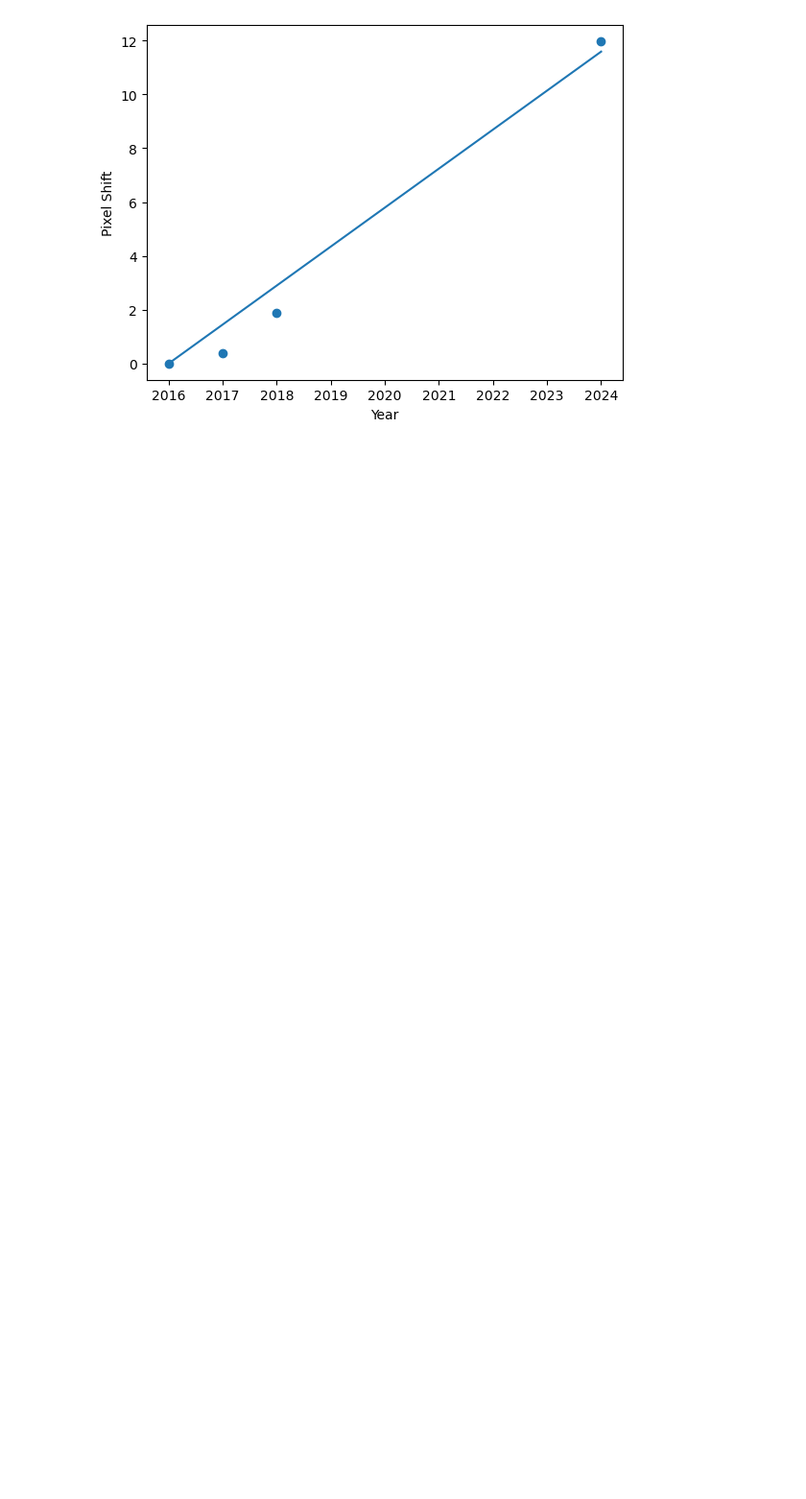
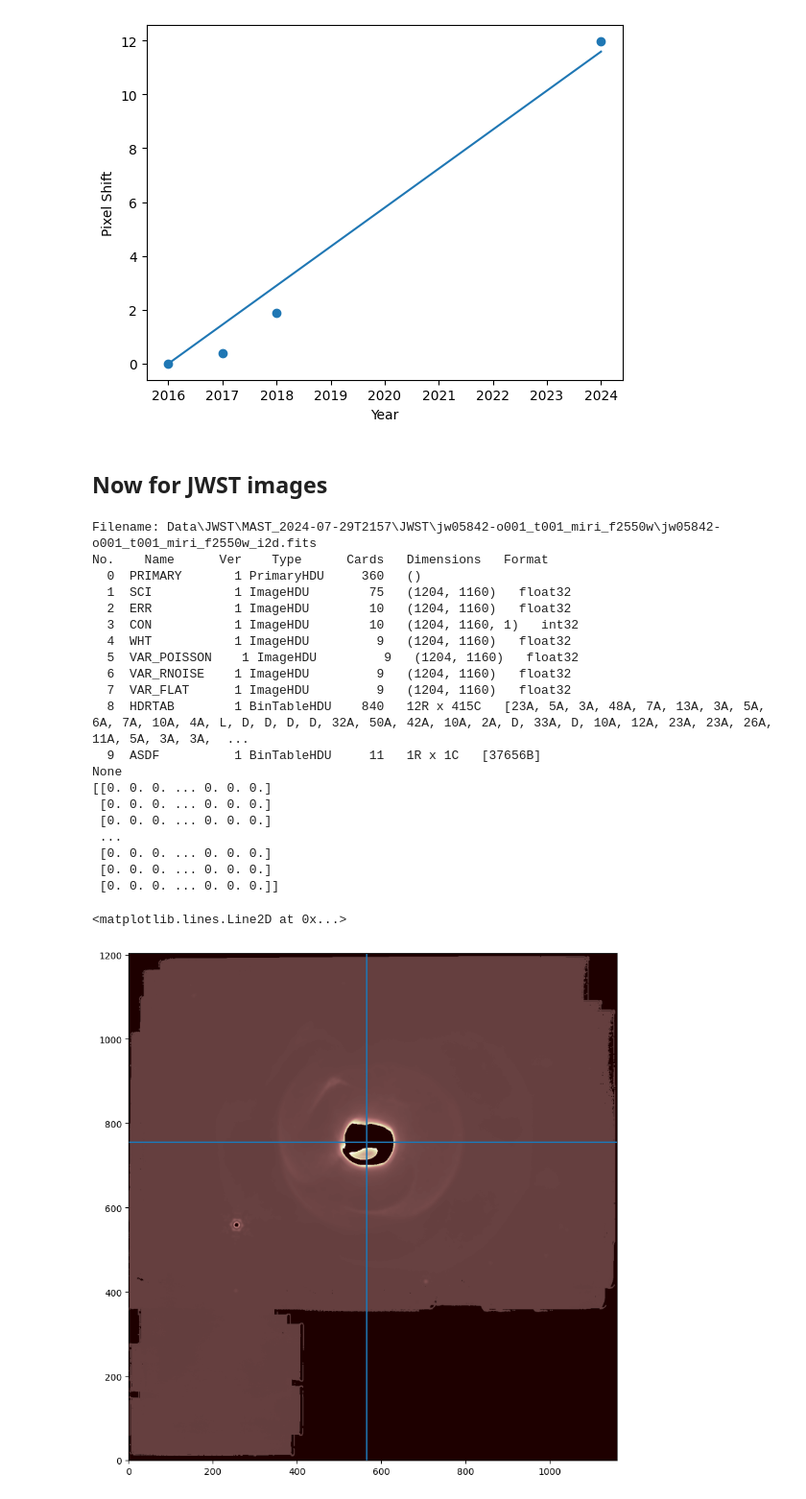
Before and after one commit to ryanwhite1/Wolf-Rayets, a Jupyter notebook: Expansion_Rate_and_Period.ipynb, the cells around one changed output. Shown at 96% size. Cells and saved outputs as stored; diff of their text form; code cells hidden in the pictures; blank space fills up the shorter version.

```diff
--- a/Expansion_Rate_and_Period.ipynb
+++ b/Expansion_Rate_and_Period.ipynb
@@ -560,3 +687,52 @@ Hence the windspeed from the bottom edge is 742.2 km/s
 [figure]
 [figure]
 [figure]
+# %% [markdown]
+## Now for JWST images
+# %%
+jwst_directory = "Data\\JWST\\MAST_2024-07-29T2157\\JWST"
+# fname = glob(directory+"\\jw05842001001_03101_00001_mirimage\\*_cal.fits")[0]
+jwst_fname = glob(jwst_directory+"\\jw05842-o001_t001_miri_f2550w\\*_i2d.fits")[0]
+
+jwst_data = fits.open(jwst_fname)
+print(jwst_data.info())
+
+print(jwst_data[1].data)
+
+jwst_image = jwst_data[1].data.T[:, ::-1]
+
+# for i in range(2, len(jwst_data)-2):
+#     print(i)
+#     jwst_image += jwst_data[i].data.T[:, ::-1].reshape(jwst_image.shape)
+
+fig, ax = plt.subplots(figsize=(10, 10))
+ax.imshow(jwst_image, cmap='pink')
+ax.invert_yaxis()
+
+jwst_center_x = 565
+jwst_center_y = 755
+ax.axvline(jwst_center_x)
+ax.axhline(jwst_center_y)
+# %% [output]
+Filename: Data\JWST\MAST_2024-07-29T2157\JWST\jw05842-o001_t001_miri_f2550w\jw05842-o001_t001_miri_f2550w_i2d.fits
+No.    Name      Ver    Type      Cards   Dimensions   Format
+  0  PRIMARY       1 PrimaryHDU     360   ()
+  1  SCI           1 ImageHDU        75   (1204, 1160)   float32
+  2  ERR           1 ImageHDU        10   (1204, 1160)   float32
+  3  CON           1 ImageHDU        10   (1204, 1160, 1)   int32
+  4  WHT           1 ImageHDU         9   (1204, 1160)   float32
+  5  VAR_POISSON    1 ImageHDU         9   (1204, 1160)   float32
+  6  VAR_RNOISE    1 ImageHDU         9   (1204, 1160)   float32
+  7  VAR_FLAT      1 ImageHDU         9   (1204, 1160)   float32
+  8  HDRTAB        1 BinTableHDU    840   12R x 415C   [23A, 5A, 3A, 48A, 7A, 13A, 3A, 5A, 6A, 7A, 10A, 4A, L, D, D, D, D, 32A, 50A, 42A, 10A, 2A, D, 33A, D, 10A, 12A, 23A, 23A, 26A, 11A, 5A, 3A, 3A,  ...
+  9  ASDF          1 BinTableHDU     11   1R x 1C   [37656B]
+None
+[[0. 0. 0. ... 0. 0. 0.]
+ [0. 0. 0. ... 0. 0. 0.]
+ [0. 0. 0. ... 0. 0. 0.]
+ ...
+ [0. 0. 0. ... 0. 0. 0.]
+ [0. 0. 0. ... 0. 0. 0.]
+ [0. 0. 0. ... 0. 0. 0.]]
+<matplotlib.lines.Line2D at 0x...>
+[figure, added]
```
Also changed, not shown: parts of 10 cells of this notebook.
